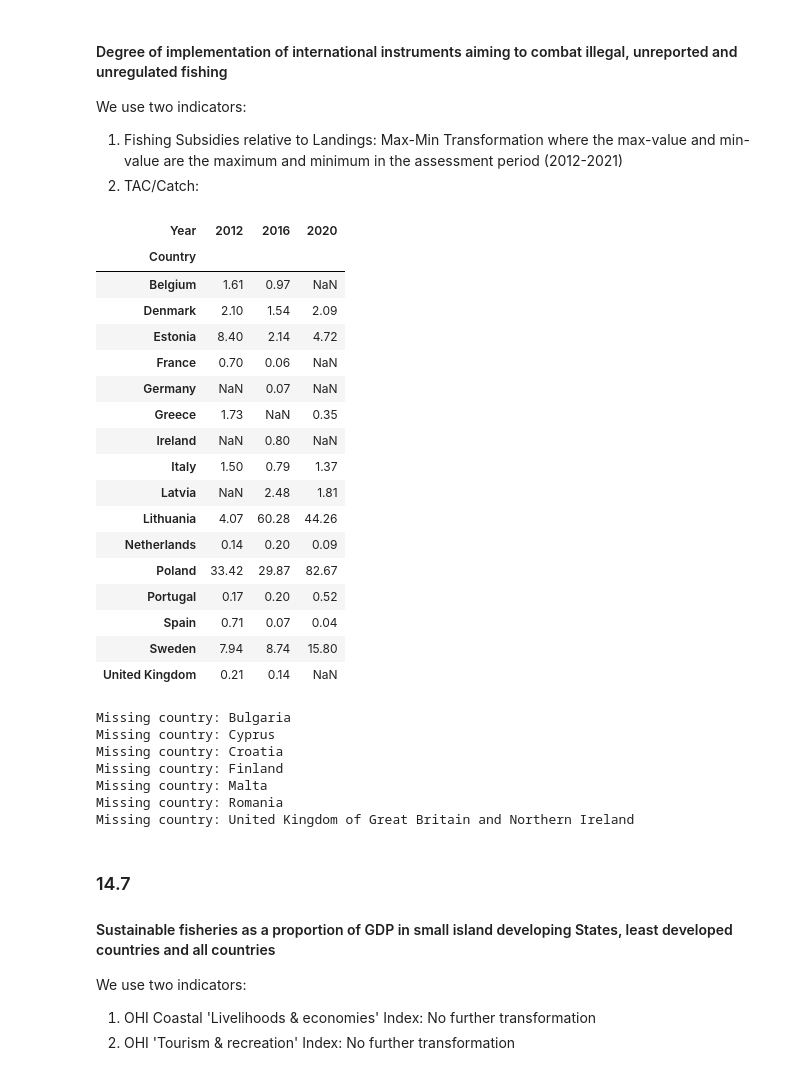
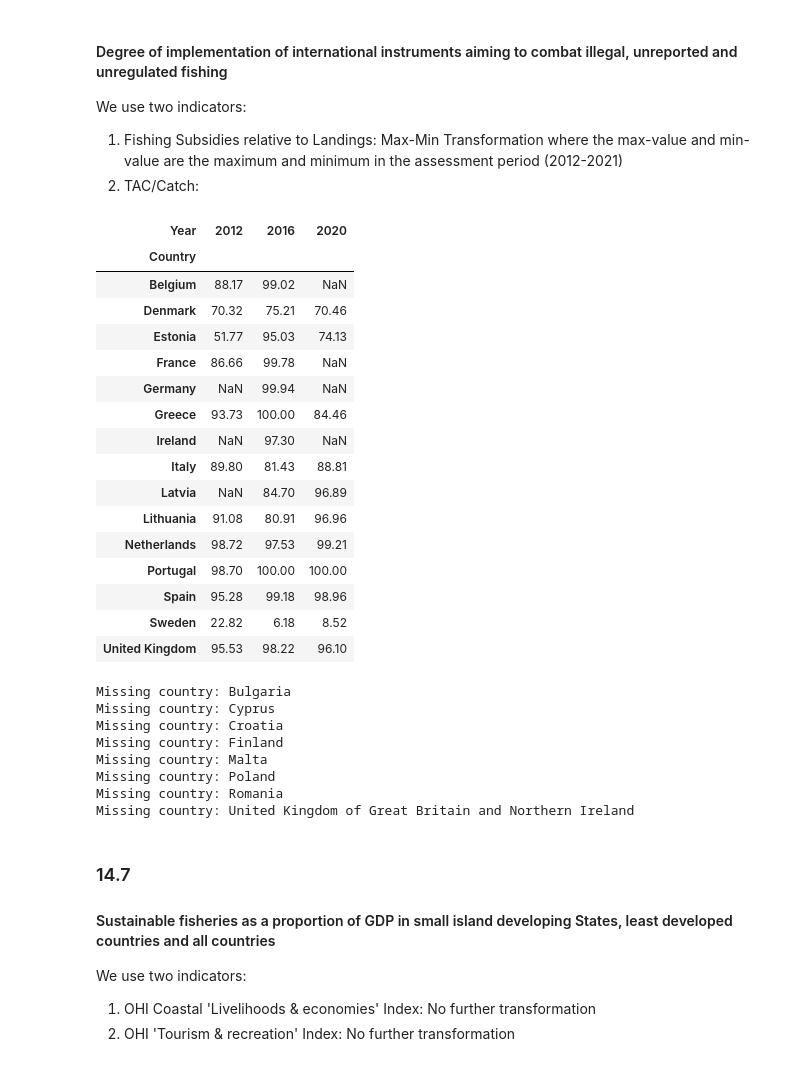
Before and after one commit to isaldiviagonzatti/sdg14, a Jupyter notebook: code/exploreSDG14.ipynb, the cells around one changed output. Drawn from its saved outputs; the diff is of its cells as text; code cells hidden in the pictures.

Commit message:
fish subsidies fixed

```diff
--- a/code/exploreSDG14.ipynb
+++ b/code/exploreSDG14.ipynb
@@ -824,11 +867,6 @@ We use two indicators:
 
 fse = pd.read_csv('../data/FISH_FSE.csv')
 fse = fse[fse['Country'].isin(countries)]
-# we include  I. DIRECT SUPPORT TO INDIVIDUALS AND COMPANIES and II. SUPPORT FOR SERVICES TO THE SECTOR (except the ones specified below)
-fse = fse[fse.Variable.str.startswith(('I.', 'II.')) &\
- ~fse.Variable.isin(('II.E. Education and training', 'II.G. Management of resources', 'II.F. Research and development'))]
-# we use US dollars because some countries use their own currency ('Danish Krone', 'Zloty', 'Swedish Krona')
-fse= fse[fse.Measure == 'US dollar'][['Country','Variable', 'Value','Year', 'Unit']]
 
 # strip variable codes and delete parent variables to avoid double counting
 # solution from https://stackoverflow.com/q/76183612/14534411
@@ -849,6 +887,16 @@ for s in sorted(variableAll)+['']:
     prev = s
 
 fse = fse[(fse.vCode.isin(vSupport)) | (fse.vCode.isna())]
+
+# we use US dollars because some countries use their own currency ('Danish Krone', 'Zloty', 'Swedish Krona')
+fse= fse[fse.Measure == 'US dollar'][['Country','Variable', 'Value','Year', 'Unit']]
+
+
+# we include  I.B, I.C, I.D, I.E  II. SUPPORT FOR SERVICES TO THE SECTOR (except the ones specified below)
+fse = fse[fse.Variable.str.startswith(('I.E.1','II.')) &\
+      ~fse.Variable.str.startswith(('II.E', 'II.F','II.G'))]
+
 fse = fse.groupby(['Country', 'Year']).sum(numeric_only=True).reset_index()
 
-# fse.pivot_table(columns='Year', index='Country', values='Value', aggfunc='mean')
+# fse = fse.pivot_table(columns='Year', index='Country', values='Value', aggfunc='mean')
+# fse[[2012, 2016, 2020]]
@@ -874,41 +903,52 @@ landing['landingUSD'] = landing.OBS_VALUE * eurTOusd
+# %%
+# https://data.oecd.org/fish/fish-landings.htm
+landing = pd.read_csv('../data/fishLandingsOECD.csv')
+landing['LOCATION'] = landing['LOCATION'].map(oecdAbb).fillna(landing['LOCATION'])
+landing = landing[landing['LOCATION'].isin(countries) & (landing['MEASURE'] == 'USD') & (landing['SUBJECT'] == 'TOT')]
+# landing = landing.pivot_table(columns='TIME', index='LOCATION', values='Value', aggfunc='mean')
+# landing = landing[list(range(2010, 2021))]
+landing.rename(columns={'LOCATION':'Country', 'TIME':'Year', 'Value':'Landing'}, inplace=True)
 # %%
 # merge subsidies-landings and calculate score
-fseLanding = pd.merge(fse, landing, how='left', left_on=['Country', 'Year'], right_on=['Country', 'TIME_PERIOD'])
-fseLanding['fseLanding'] = fseLanding.Value / fseLanding.landingUSD
+fseLanding = pd.merge(fse, landing, how='left', left_on=['Country', 'Year'], right_on=['Country', 'Year'])
+fseLanding['fseLanding'] = fseLanding.Value / fseLanding.Landing
 fseLanding = fseLanding.pivot_table(columns='Year', index='Country', values='fseLanding', aggfunc='mean')
 mr = fseLanding.columns[-1] # most recent year
-#maxMin transformation as (x - min)/(max-min) * 100 --> converts to 0-100 scale with 0=worst, 100=best
-fseScore = (( fseLanding[[2012,2016, mr]] - fseLanding.loc[:,'2012':mr].min().min()) / (fseLanding.loc[:,'2012':mr].max().max()
-                                                                   - fseLanding.loc[:,'2012':mr].min().min())*100).round(2)
-fseScore
+
+# fseLanding = fseLanding[~fseLanding.index.str.contains("Poland")] Poland is an outlier
+
+#maxMin transformation as (max-x)/(max-min) * 100 --> converts to 0-100 scale with 0=worst, 100=best
+fseScore = ((fseLanding.loc[:,2012:mr].max().max() - fseLanding[[2012,2016, mr]])/(fseLanding.loc[:,2012:mr].max().max()
+                                                                   - fseLanding.loc[:,2012:mr].min().min())*100).round(2)
+fseScore[[2012,2016, mr]]
 
 for i in countries:
     if i not in fseScore.index:
         print('Missing country:', i)
 # %% [output]
 | Year | 2012 | 2016 | 2020 |
 | Country |  |  |  |
-| Belgium | 1.61 | 0.97 | NaN |
-| Denmark | 2.10 | 1.54 | 2.09 |
-| Estonia | 8.40 | 2.14 | 4.72 |
-| France | 0.70 | 0.06 | NaN |
-| Germany | NaN | 0.07 | NaN |
-| Greece | 1.73 | NaN | 0.35 |
-| Ireland | NaN | 0.80 | NaN |
-| Italy | 1.50 | 0.79 | 1.37 |
-| Latvia | NaN | 2.48 | 1.81 |
-| Lithuania | 4.07 | 60.28 | 44.26 |
-| Netherlands | 0.14 | 0.20 | 0.09 |
-| Poland | 33.42 | 29.87 | 82.67 |
-| Portugal | 0.17 | 0.20 | 0.52 |
-| Spain | 0.71 | 0.07 | 0.04 |
-| Sweden | 7.94 | 8.74 | 15.80 |
-| United Kingdom | 0.21 | 0.14 | NaN |
+| Belgium | 88.17 | 99.02 | NaN |
+| Denmark | 70.32 | 75.21 | 70.46 |
+| Estonia | 51.77 | 95.03 | 74.13 |
+| France | 86.66 | 99.78 | NaN |
+| Germany | NaN | 99.94 | NaN |
+| Greece | 93.73 | 100.00 | 84.46 |
+| Ireland | NaN | 97.30 | NaN |
+| Italy | 89.80 | 81.43 | 88.81 |
+| Latvia | NaN | 84.70 | 96.89 |
+| Lithuania | 91.08 | 80.91 | 96.96 |
+| Netherlands | 98.72 | 97.53 | 99.21 |
+| Portugal | 98.70 | 100.00 | 100.00 |
+| Spain | 95.28 | 99.18 | 98.96 |
+| Sweden | 22.82 | 6.18 | 8.52 |
+| United Kingdom | 95.53 | 98.22 | 96.10 |
 Missing country: Bulgaria
 Missing country: Cyprus
 Missing country: Croatia
 Missing country: Finland
 Missing country: Malta
+Missing country: Poland
 Missing country: Romania
 Missing country: United Kingdom of Great Britain and Northern Ireland
 # %%
```
Also changed, not shown: parts of 12 cells of this notebook, 1 other file.
